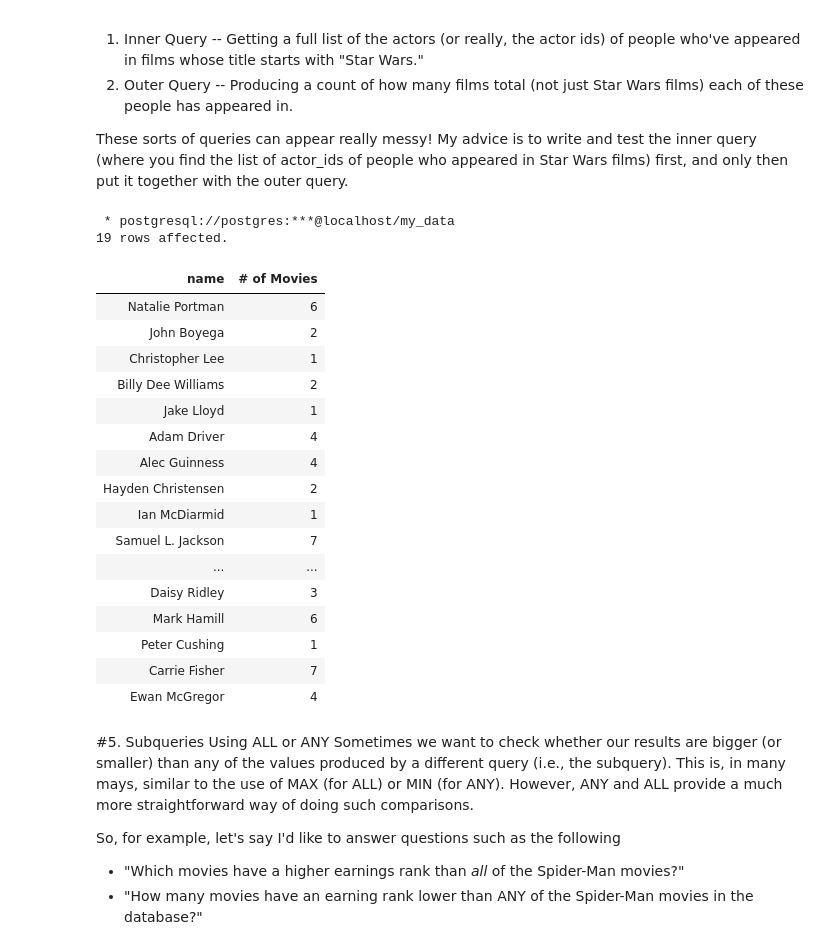
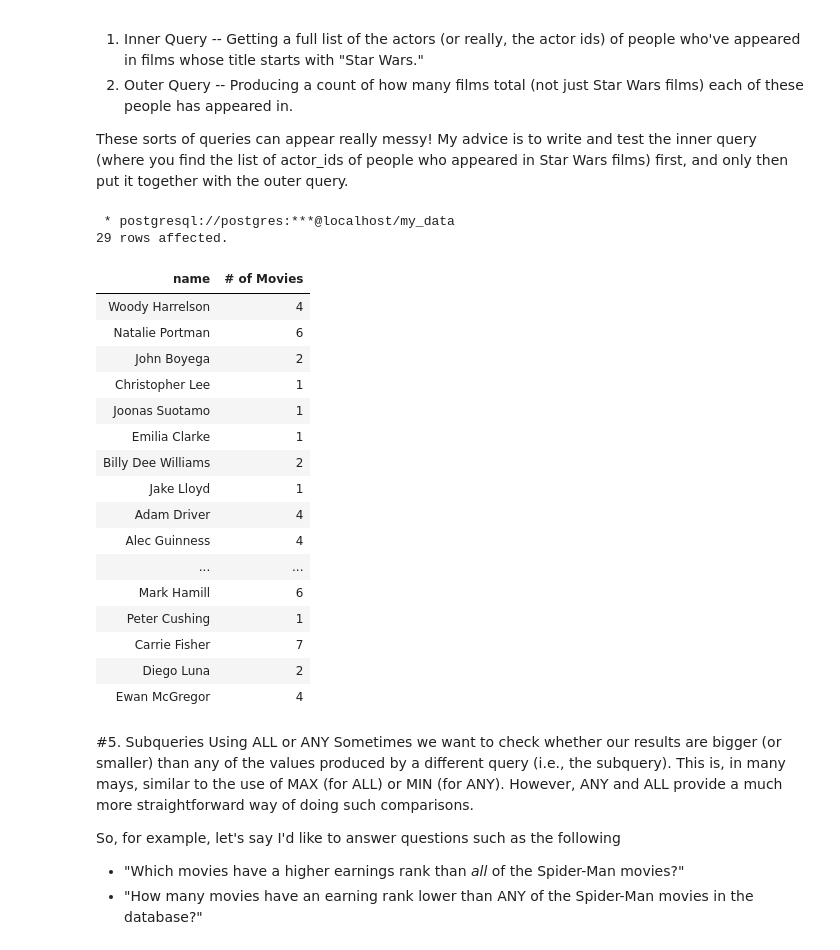
Before and after one commit to brendanpshea/database_class, a Jupyter notebook: Intro_SQL_2_Groups,_Subqueries,_Sets,_and_More!.ipynb, the cells around one changed output. Cells and saved outputs as stored; diff of their text form; code cells hidden in the pictures.

```diff
--- a/Intro_SQL_2_Groups,_Subqueries,_Sets,_and_More!.ipynb
+++ b/Intro_SQL_2_Groups,_Subqueries,_Sets,_and_More!.ipynb
@@ -314,31 +300,31 @@ These sorts of queries can appear really messy! My advice is to write and test t
 # %%
 %%sql
 SELECT P.name, COUNT(A.actor_id) as "# of Movies" FROM Actor A
   JOIN Person P ON P.id = A.actor_id
   GROUP BY A.actor_id, P.name
   HAVING A.actor_id IN
     (SELECT A1.actor_id FROM Movie M1
       JOIN Actor A1 ON A1.movie_id=M1.id
-      WHERE M1.name LIKE 'Star Wars%');
+      WHERE M1.name LIKE '%Star Wars%');
 # %% [output]
  * postgresql://postgres:***@localhost/my_data
-19 rows affected.
+29 rows affected.
 | name | # of Movies |
+| Woody Harrelson | 4 |
 | Natalie Portman | 6 |
 | John Boyega | 2 |
 | Christopher Lee | 1 |
+| Joonas Suotamo | 1 |
+| Emilia Clarke | 1 |
 | Billy Dee Williams | 2 |
 | Jake Lloyd | 1 |
 | Adam Driver | 4 |
 | Alec Guinness | 4 |
-| Hayden Christensen | 2 |
-| Ian McDiarmid | 1 |
-| Samuel L. Jackson | 7 |
 | ... | ... |
-| Daisy Ridley | 3 |
 | Mark Hamill | 6 |
 | Peter Cushing | 1 |
 | Carrie Fisher | 7 |
+| Diego Luna | 2 |
 | Ewan McGregor | 4 |
 # %% [markdown]
 #5. Subqueries Using ALL or ANY
```
Also changed, not shown: parts of 20 cells of this notebook.
